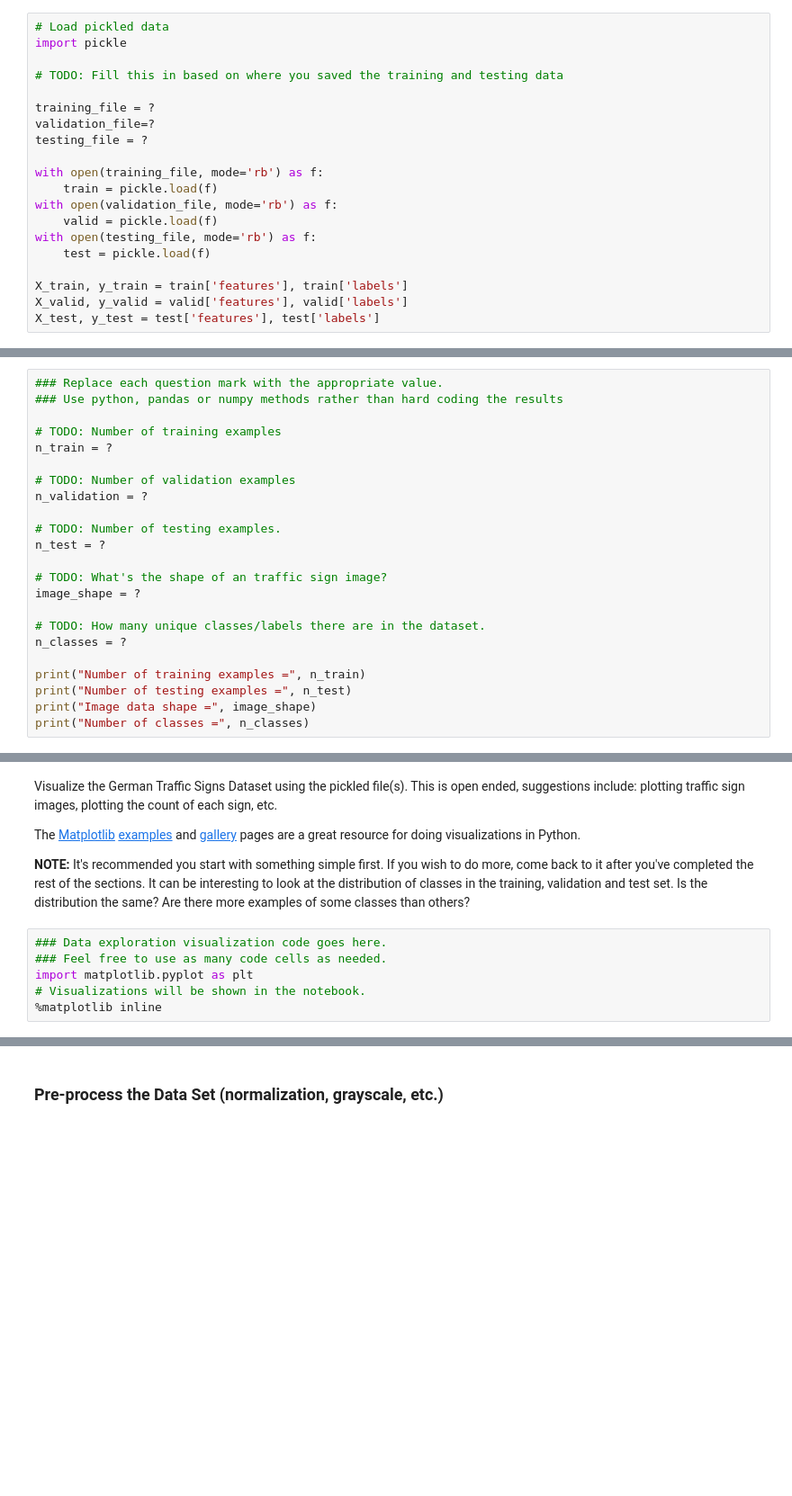
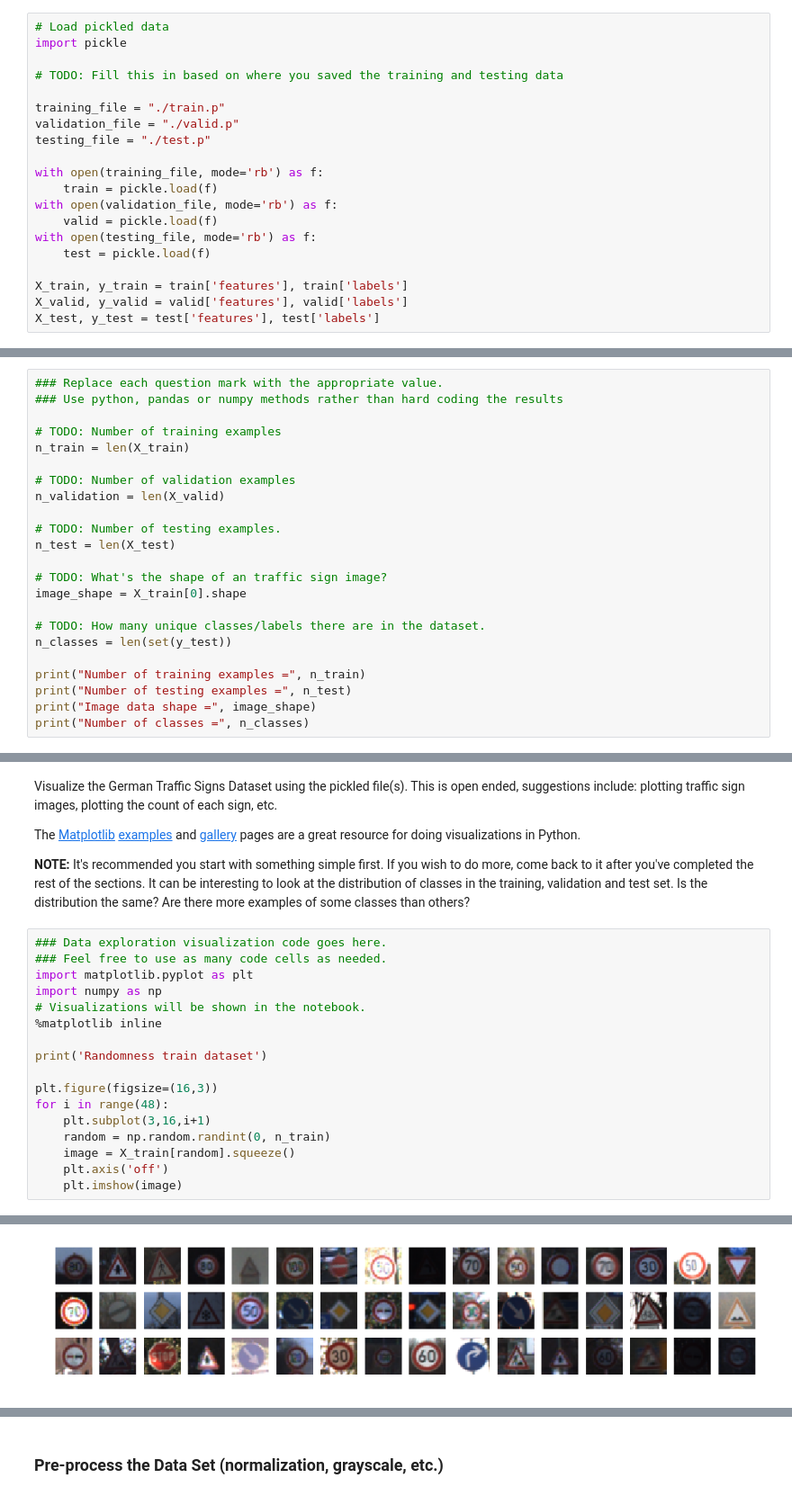
Before and after one commit to silenc3502/PyTensorTrafficSignClassify, a Jupyter notebook: Traffic_Sign_Classifier.ipynb, the cells around one changed output, grey strips where cells are left out. Shown at 90% size. Drawn from its saved outputs; the diff is of its cells as text; blank space fills up the shorter version.

```diff
--- a/Traffic_Sign_Classifier.ipynb
+++ b/Traffic_Sign_Classifier.ipynb
@@ -25,9 +25,9 @@ import pickle
 
 # TODO: Fill this in based on where you saved the training and testing data
 
-training_file = ?
-validation_file=?
-testing_file = ?
+training_file = "./train.p"
+validation_file = "./valid.p"
+testing_file = "./test.p"
 
 with open(training_file, mode='rb') as f:
     train = pickle.load(f)
@@ -61,19 +59,19 @@ Complete the basic data summary below. Use python, numpy and/or pandas methods t
 ### Use python, pandas or numpy methods rather than hard coding the results
 
 # TODO: Number of training examples
-n_train = ?
+n_train = len(X_train)
 
 # TODO: Number of validation examples
-n_validation = ?
+n_validation = len(X_valid)
 
 # TODO: Number of testing examples.
-n_test = ?
+n_test = len(X_test)
 
 # TODO: What's the shape of an traffic sign image?
-image_shape = ?
+image_shape = X_train[0].shape
 
 # TODO: How many unique classes/labels there are in the dataset.
-n_classes = ?
+n_classes = len(set(y_test))
 
 print("Number of training examples =", n_train)
 print("Number of testing examples =", n_test)
@@ -91,5 +94,17 @@ The [Matplotlib](http://matplotlib.org/) [examples](http://matplotlib.org/exampl
 ### Data exploration visualization code goes here.
 ### Feel free to use as many code cells as needed.
 import matplotlib.pyplot as plt
+import numpy as np
 # Visualizations will be shown in the notebook.
 %matplotlib inline
+
+print('Randomness train dataset')
+
+plt.figure(figsize=(16,3))
+for i in range(48):
+    plt.subplot(3,16,i+1)
+    random = np.random.randint(0, n_train)
+    image = X_train[random].squeeze()
+    plt.axis('off')
+    plt.imshow(image)
+# %% [output]
@@ -95,0 +112 @@ import matplotlib.pyplot as plt
+[figure, added]
```
Also changed, not shown: parts of 14 cells of this notebook.
